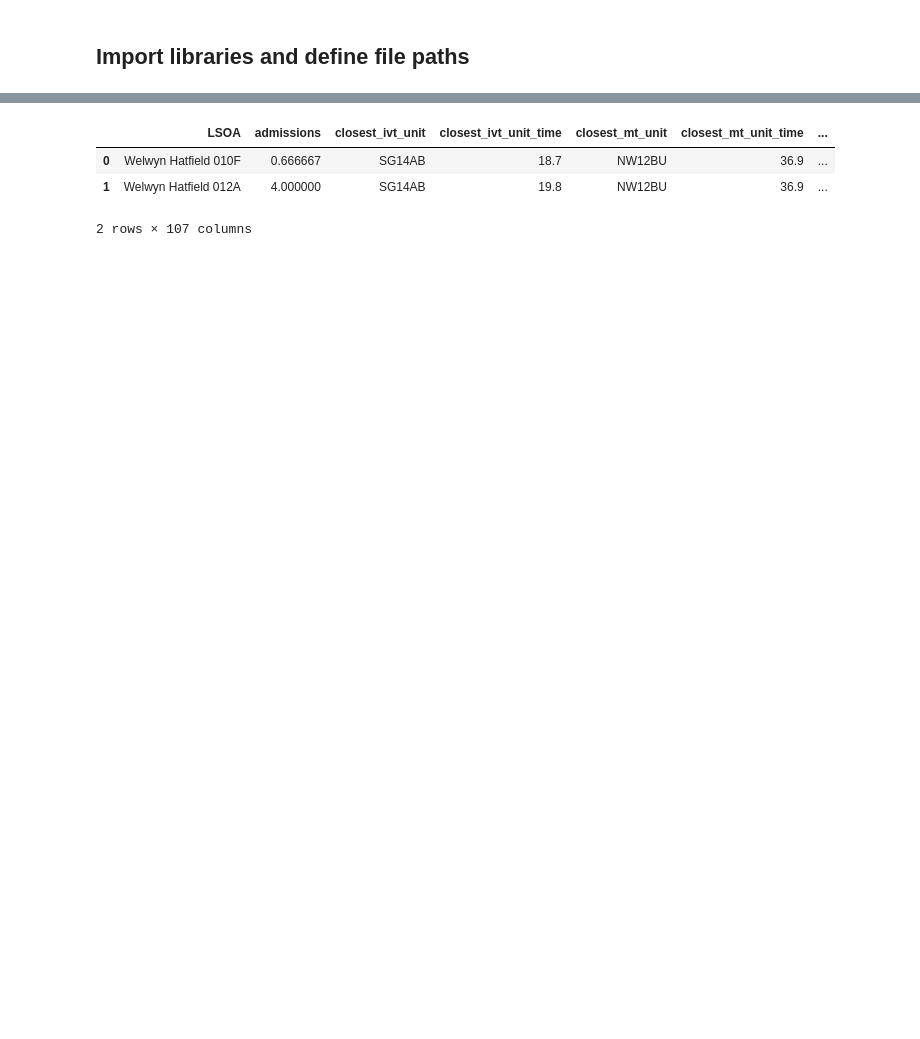
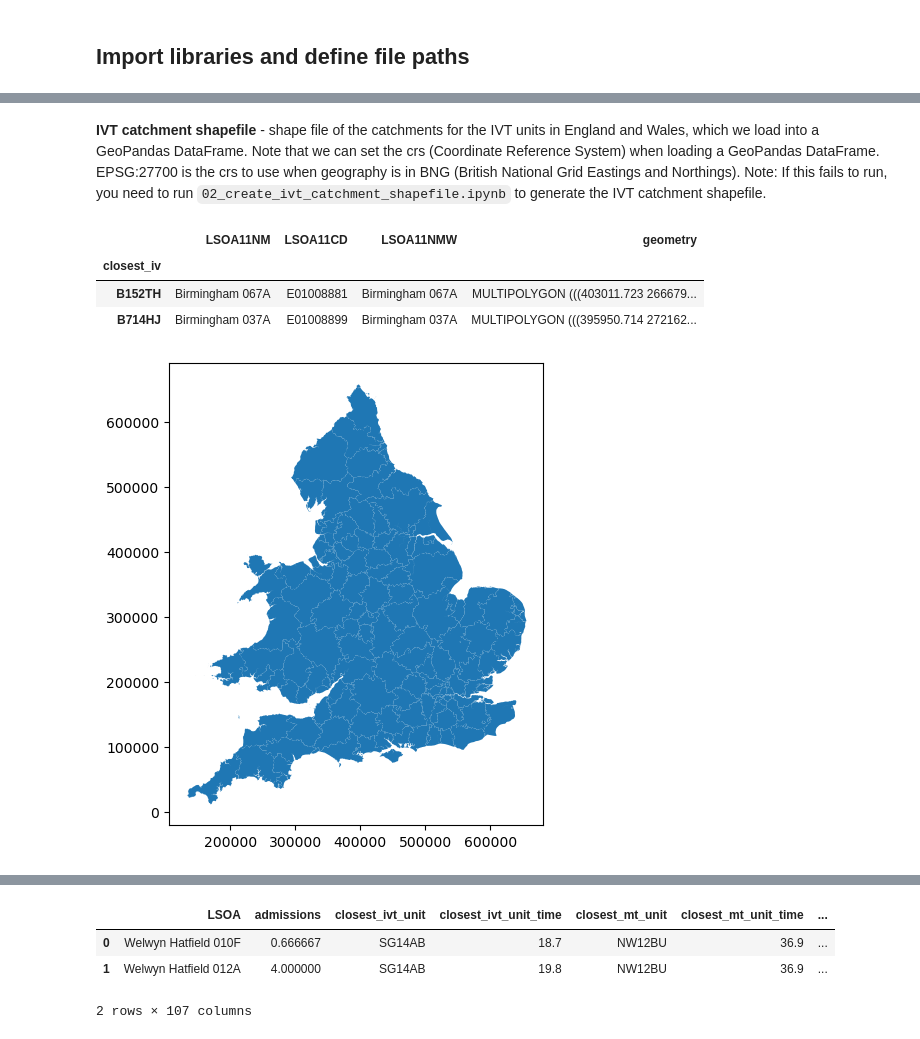
Before and after one commit to samuel-book/stroke_unit_demographics, a Jupyter notebook: 03_create_imd_maps.ipynb, the cells around one changed output, grey strips where cells are left out. Drawn from its saved outputs; the diff is of its cells as text; code cells hidden in the pictures; blank space fills up the shorter version.

```diff
--- a/03_create_imd_maps.ipynb
+++ b/03_create_imd_maps.ipynb
@@ -38,0 +47,25 @@ paths = Paths()
+# %% [markdown]
+**IVT catchment shapefile** - shape file of the catchments for the IVT units in England and Wales, which we load into a GeoPandas DataFrame. Note that we can set the crs (Coordinate Reference System) when loading a GeoPandas DataFrame. EPSG:27700 is the crs to use when geography is in BNG (British National Grid Eastings and Northings). Note: If this fails to run, you need to run `02_create_ivt_catchment_shapefile.ipynb` to generate the IVT catchment shapefile.
+# %%
+# Load IVT catchment shapefile
+gdf_ivt_catchment = gpd.read_file(
+    os.path.join(paths.data, paths.ivt_catchment), crs='EPSG:27700')
+
+# Set index
+gdf_ivt_catchment.set_index(['closest_iv'], inplace=True)
+
+# Preview the dataframe
+display(gdf_ivt_catchment.head(2))
+
+# Plot the shapefile
+gdf_ivt_catchment.plot(figsize=(6,6))
+plt.show()
+
+# Convert crs to epsg 3857
+gdf_ivt_catchment = gdf_ivt_catchment.to_crs(epsg=3857)
+# %% [output]
+|  | LSOA11NM | LSOA11CD | LSOA11NMW | geometry |
+| closest_iv |  |  |  |  |
+| B152TH | Birmingham 067A | E01008881 | Birmingham 067A | MULTIPOLYGON (((403011.723 266679... |
+| B714HJ | Birmingham 037A | E01008899 | Birmingham 037A | MULTIPOLYGON (((395950.714 272162... |
+[figure, added]
```
Also changed, not shown: parts of 29 cells of this notebook.
